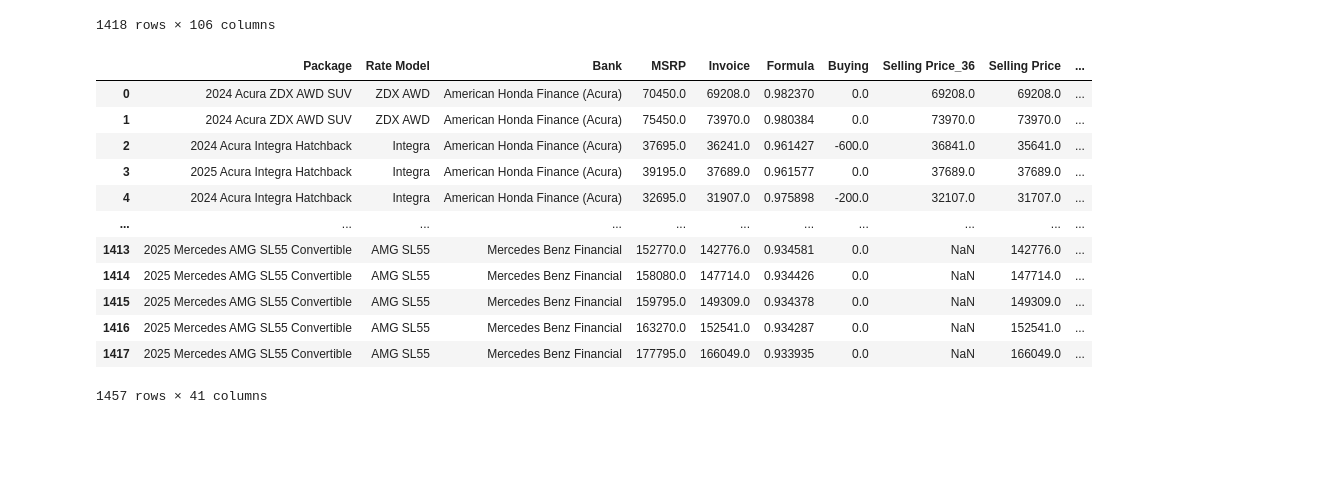
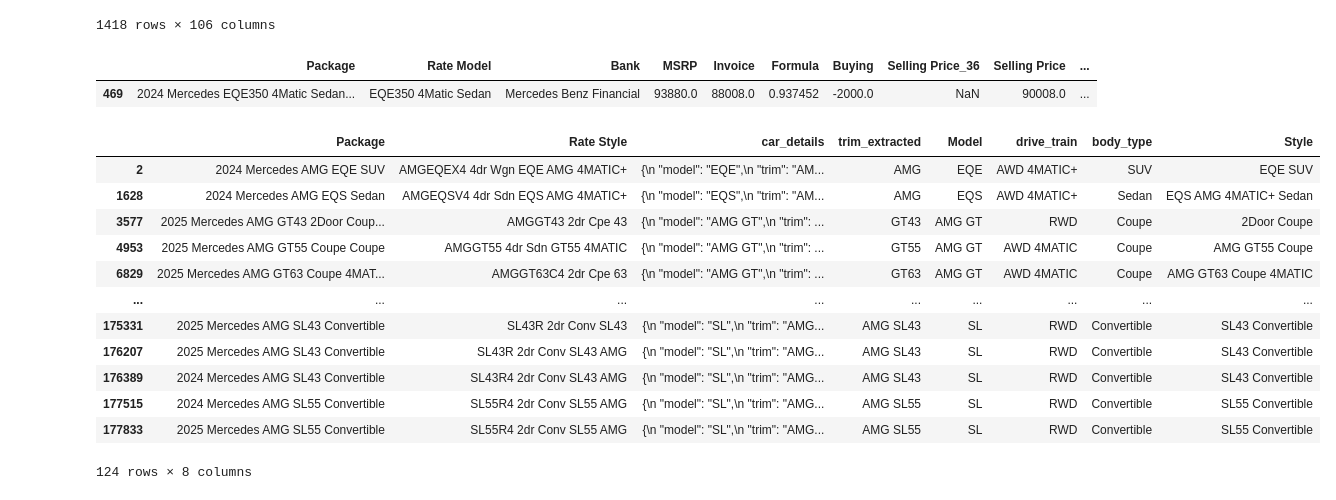
Before and after one commit to favasmfsm/montage, a Jupyter notebook: notebook/Untitled1.ipynb, the cells around one changed output. Cells and saved outputs as stored; diff of their text form; code cells hidden in the pictures; blank space fills up the shorter version.

```diff
--- a/notebook/Untitled1.ipynb
+++ b/notebook/Untitled1.ipynb
@@ -293,18 +293,25 @@ final_df = pd.concat([acura_df,df])
 # %%
 final_df[acura_df.columns].to_csv("../data/merged_data_v5.csv")
 # %%
-final_df[acura_df.columns]
+new_df = final_df[acura_df.columns]
-# %% [output]
-|  | Package | Rate Model | Bank | MSRP | Invoice | Formula | Buying | Selling Price_36 | Selling Price | ... |
-| 0 | 2024 Acura ZDX AWD SUV | ZDX AWD | American Honda Finance (Acura) | 70450.0 | 69208.0 | 0.982370 | 0.0 | 69208.0 | 69208.0 | ... |
-| 1 | 2024 Acura ZDX AWD SUV | ZDX AWD | American Honda Finance (Acura) | 75450.0 | 73970.0 | 0.980384 | 0.0 | 73970.0 | 73970.0 | ... |
-| 2 | 2024 Acura Integra Hatchback | Integra | American Honda Finance (Acura) | 37695.0 | 36241.0 | 0.961427 | -600.0 | 36841.0 | 35641.0 | ... |
-| 3 | 2025 Acura Integra Hatchback | Integra | American Honda Finance (Acura) | 39195.0 | 37689.0 | 0.961577 | 0.0 | 37689.0 | 37689.0 | ... |
-| 4 | 2024 Acura Integra Hatchback | Integra | American Honda Finance (Acura) | 32695.0 | 31907.0 | 0.975898 | -200.0 | 32107.0 | 31707.0 | ... |
-| ... | ... | ... | ... | ... | ... | ... | ... | ... | ... | ... |
-| 1413 | 2025 Mercedes AMG SL55 Convertible | AMG SL55 | Mercedes Benz Financial | 152770.0 | 142776.0 | 0.934581 | 0.0 | NaN | 142776.0 | ... |
-| 1414 | 2025 Mercedes AMG SL55 Convertible | AMG SL55 | Mercedes Benz Financial | 158080.0 | 147714.0 | 0.934426 | 0.0 | NaN | 147714.0 | ... |
-| 1415 | 2025 Mercedes AMG SL55 Convertible | AMG SL55 | Mercedes Benz Financial | 159795.0 | 149309.0 | 0.934378 | 0.0 | NaN | 149309.0 | ... |
-| 1416 | 2025 Mercedes AMG SL55 Convertible | AMG SL55 | Mercedes Benz Financial | 163270.0 | 152541.0 | 0.934287 | 0.0 | NaN | 152541.0 | ... |
-| 1417 | 2025 Mercedes AMG SL55 Convertible | AMG SL55 | Mercedes Benz Financial | 177795.0 | 166049.0 | 0.933935 | 0.0 | NaN | 166049.0 | ... |
-1457 rows × 41 columns
+# %%
+new_df[new_df.Make=="Mercedes-Benz"].sample()
+# %% [output]
+|  | Package | Rate Model | Bank | MSRP | Invoice | Formula | Buying | Selling Price_36 | Selling Price | ... |
+| 469 | 2024 Mercedes EQE350 4Matic Sedan... | EQE350 4Matic Sedan | Mercedes Benz Financial | 93880.0 | 88008.0 | 0.937452 | -2000.0 | NaN | 90008.0 | ... |
+# %%
+df
+# %% [output]
+|  | Package | Rate Style | car_details | trim_extracted | Model | drive_train | body_type | Style |
+| 2 | 2024 Mercedes AMG EQE SUV | AMGEQEX4 4dr Wgn EQE AMG 4MATIC+ | {\n "model": "EQE",\n "trim": "AM... | AMG | EQE | AWD 4MATIC+ | SUV | EQE SUV |
+| 1628 | 2024 Mercedes AMG EQS Sedan | AMGEQSV4 4dr Sdn EQS AMG 4MATIC+ | {\n "model": "EQS",\n "trim": "AM... | AMG | EQS | AWD 4MATIC+ | Sedan | EQS AMG 4MATIC+ Sedan |
+| 3577 | 2025 Mercedes AMG GT43 2Door Coup... | AMGGT43 2dr Cpe 43 | {\n "model": "AMG GT",\n "trim": ... | GT43 | AMG GT | RWD | Coupe | 2Door Coupe |
+| 4953 | 2025 Mercedes AMG GT55 Coupe Coupe | AMGGT55 4dr Sdn GT55 4MATIC | {\n "model": "AMG GT",\n "trim": ... | GT55 | AMG GT | AWD 4MATIC | Coupe | AMG GT55 Coupe |
+| 6829 | 2025 Mercedes AMG GT63 Coupe 4MAT... | AMGGT63C4 2dr Cpe 63 | {\n "model": "AMG GT",\n "trim": ... | GT63 | AMG GT | AWD 4MATIC | Coupe | AMG GT63 Coupe 4MATIC |
+| ... | ... | ... | ... | ... | ... | ... | ... | ... |
+| 175331 | 2025 Mercedes AMG SL43 Convertible | SL43R 2dr Conv SL43 | {\n "model": "SL",\n "trim": "AMG... | AMG SL43 | SL | RWD | Convertible | SL43 Convertible |
+| 176207 | 2025 Mercedes AMG SL43 Convertible | SL43R 2dr Conv SL43 AMG | {\n "model": "SL",\n "trim": "AMG... | AMG SL43 | SL | RWD | Convertible | SL43 Convertible |
+| 176389 | 2024 Mercedes AMG SL43 Convertible | SL43R4 2dr Conv SL43 AMG | {\n "model": "SL",\n "trim": "AMG... | AMG SL43 | SL | RWD | Convertible | SL43 Convertible |
+| 177515 | 2024 Mercedes AMG SL55 Convertible | SL55R4 2dr Conv SL55 AMG | {\n "model": "SL",\n "trim": "AMG... | AMG SL55 | SL | RWD | Convertible | SL55 Convertible |
+| 177833 | 2025 Mercedes AMG SL55 Convertible | SL55R4 2dr Conv SL55 AMG | {\n "model": "SL",\n "trim": "AMG... | AMG SL55 | SL | RWD | Convertible | SL55 Convertible |
+124 rows × 8 columns
```
Also changed, not shown: 1 other file.
